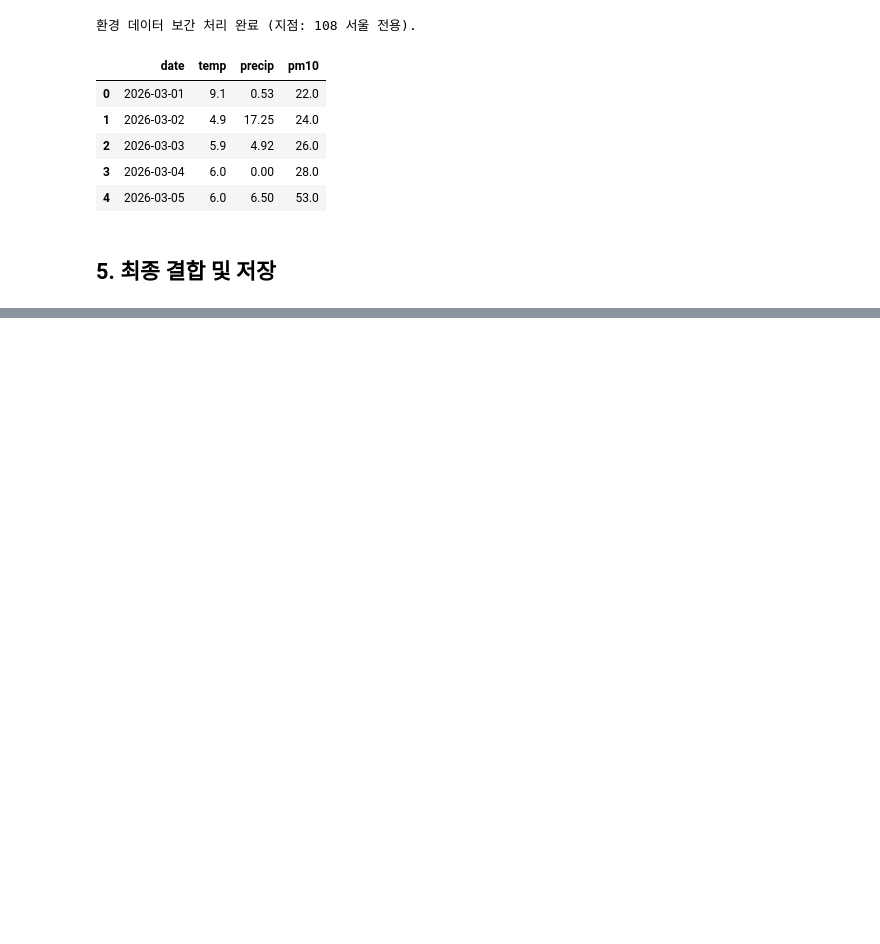
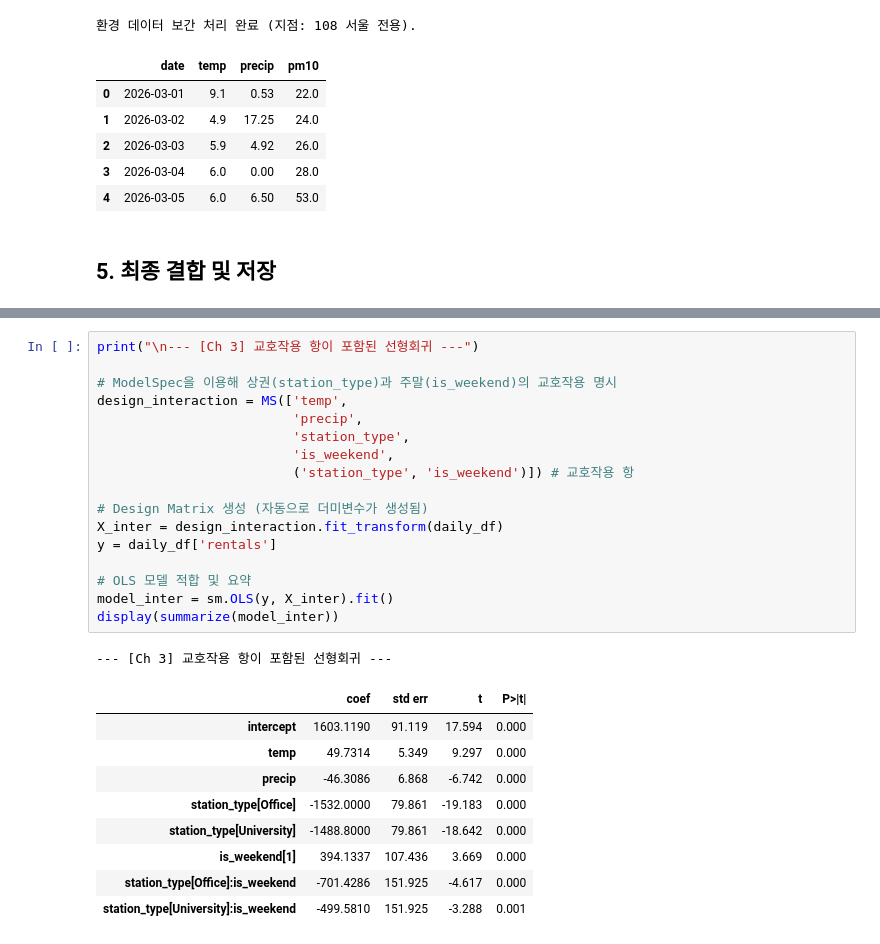
Before and after one commit to todayoneul/ddarungyee, a Jupyter notebook: preprocess.ipynb, the cells around one changed output, grey strips where cells are left out. Cells and saved outputs as stored; diff of their text form; blank space fills up the shorter version.

```diff
--- a/preprocess.ipynb
+++ b/preprocess.ipynb
@@ -292,0 +359,28 @@ memory usage: 25.3+ MB
+# %%
+print("\n--- [Ch 3] 교호작용 항이 포함된 선형회귀 ---")
+
+# ModelSpec을 이용해 상권(station_type)과 주말(is_weekend)의 교호작용 명시
+design_interaction = MS(['temp',
+                         'precip',
+                         'station_type',
+                         'is_weekend',
+                         ('station_type', 'is_weekend')]) # 교호작용 항
+
+# Design Matrix 생성 (자동으로 더미변수가 생성됨)
+X_inter = design_interaction.fit_transform(daily_df)
+y = daily_df['rentals']
+
+# OLS 모델 적합 및 요약
+model_inter = sm.OLS(y, X_inter).fit()
+display(summarize(model_inter))
+# %% [output]
+--- [Ch 3] 교호작용 항이 포함된 선형회귀 ---
+|  | coef | std err | t | P>|t| |
+| intercept | 1603.1190 | 91.119 | 17.594 | 0.000 |
+| temp | 49.7314 | 5.349 | 9.297 | 0.000 |
+| precip | -46.3086 | 6.868 | -6.742 | 0.000 |
+| station_type[Office] | -1532.0000 | 79.861 | -19.183 | 0.000 |
+| station_type[University] | -1488.8000 | 79.861 | -18.642 | 0.000 |
+| is_weekend[1] | 394.1337 | 107.436 | 3.669 | 0.000 |
+| station_type[Office]:is_weekend | -701.4286 | 151.925 | -4.617 | 0.000 |
+| station_type[University]:is_weekend | -499.5810 | 151.925 | -3.288 | 0.001 |
```
Also changed, not shown: parts of 13 cells of this notebook, 1 other file.
